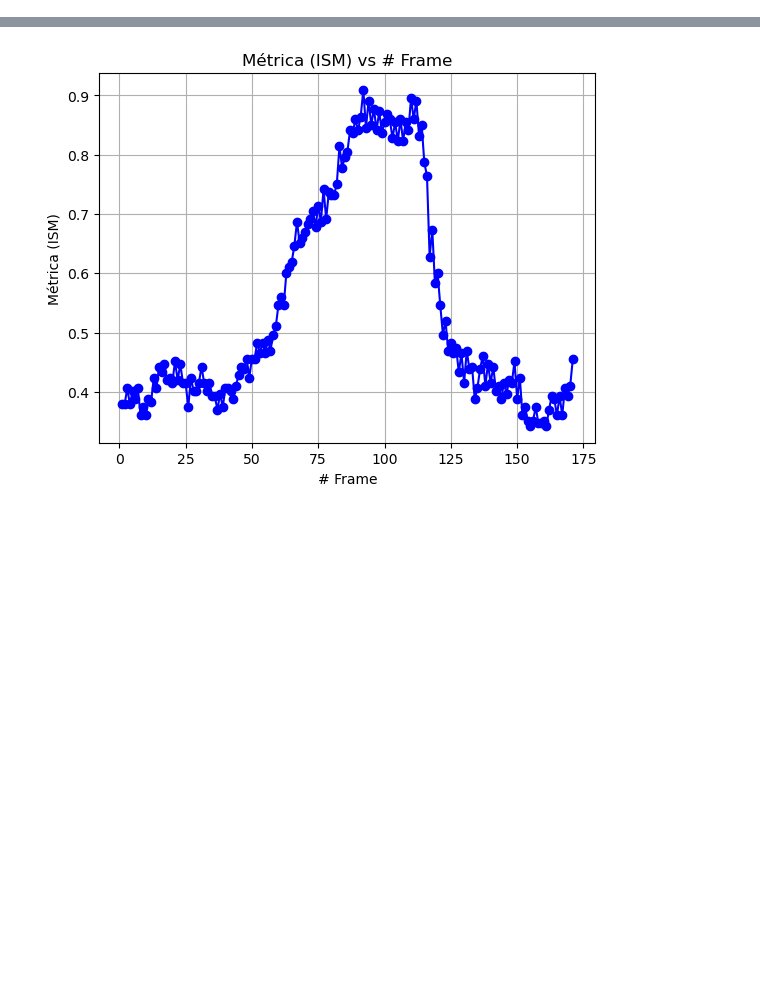
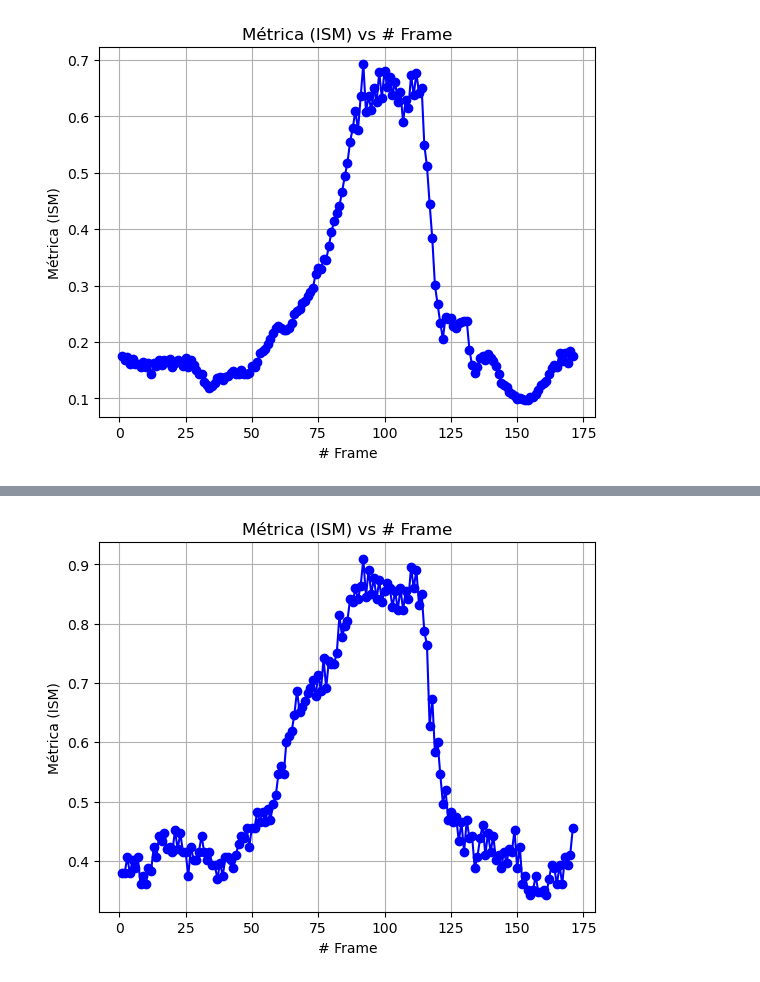
Before and after one commit to diegobra/CEIA_VPC_TP2, a Jupyter notebook: TP2.ipynb, the cells around one changed output, grey strips where cells are left out. Saved outputs shown, nothing was run; the diff lists cells and outputs as text; code cells hidden in the pictures; blank space fills up the shorter version.

```diff
--- a/TP2.ipynb
+++ b/TP2.ipynb
@@ -220,0 +234,4 @@ def procesar_video(video_path, matrix=None, roi_area=0.1, debug=False):
+# %%
+procesar_video('focus_video.mov', matrix=(3,3), output_video_path='experimento2_matriz_3x3.mov')
+# %% [output]
+[figure, added]
```
Also changed, not shown: parts of 5 cells of this notebook, 9 other files.
